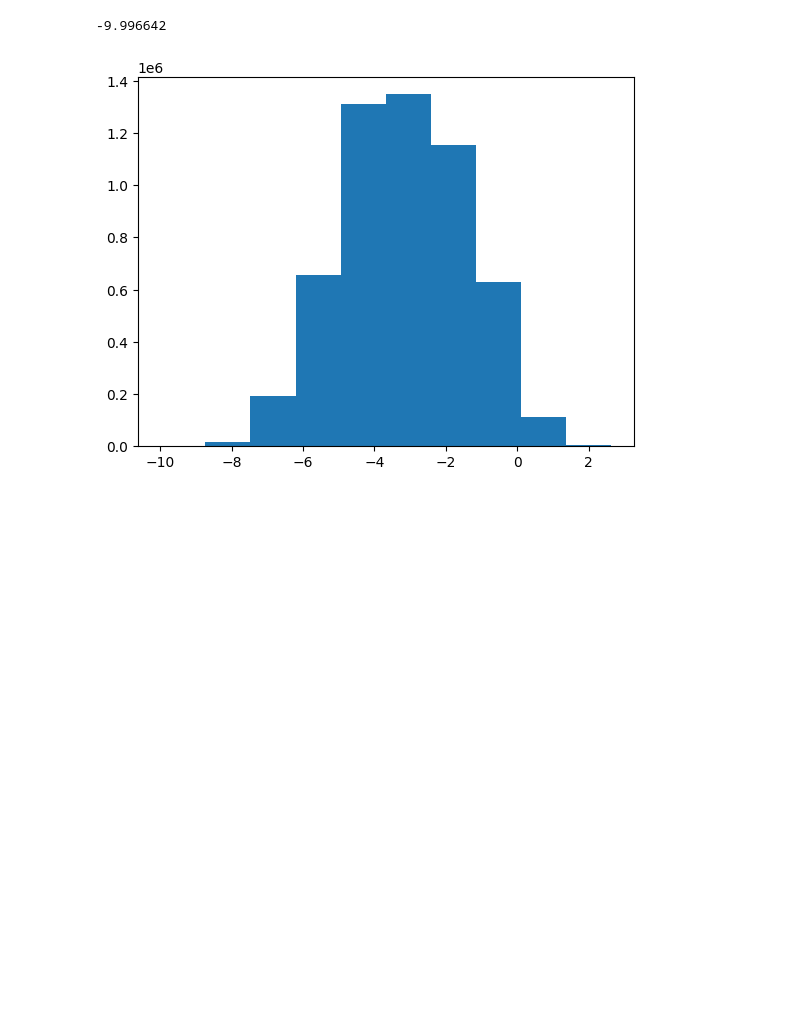
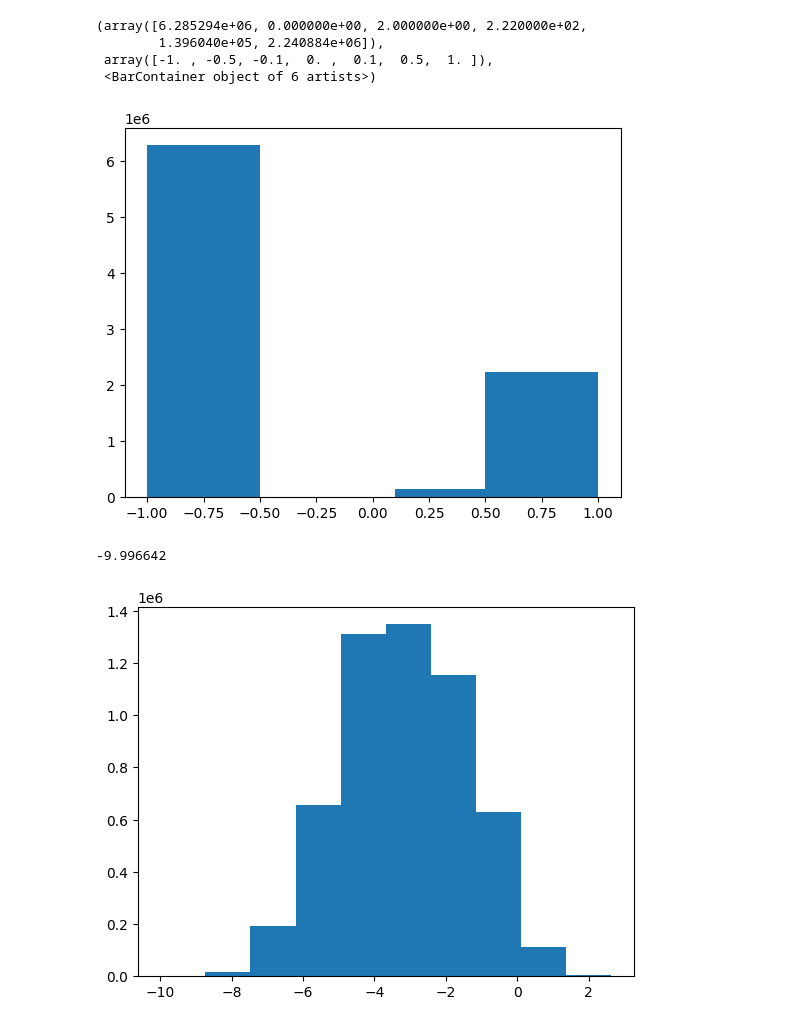
Before and after one commit to observingClouds/mllam-exps-ShCu, a Jupyter notebook: notebooks/boxcox_tqc_distribution.ipynb, the cells around one changed output. Saved outputs shown, nothing was run; the diff lists cells and outputs as text; code cells hidden in the pictures; blank space fills up the shorter version.

```diff
--- a/notebooks/boxcox_tqc_distribution.ipynb
+++ b/notebooks/boxcox_tqc_distribution.ipynb
@@ -62,3 +108,11 @@ plt.tight_layout()
+# %%
+plt.hist((data_transformed - data_transformed.mean())/data_transformed.std(), bins=[-1,-0.5,-0.1,0,0.1,0.5,1])
+# %% [output]
+(array([6.285294e+06, 0.000000e+00, 2.000000e+00, 2.220000e+02,
+        1.396040e+05, 2.240884e+06]),
+ array([-1. , -0.5, -0.1,  0. ,  0.1,  0.5,  1. ]),
+ <BarContainer object of 6 artists>)
+[figure, added]
 # %%
 data_transformed = scipy.stats.boxcox(data.where(data>0).dropna('cell'));
 plt.hist(data_transformed[0]);
```
Also changed, not shown: parts of 38 cells of this notebook, 1 other file.
